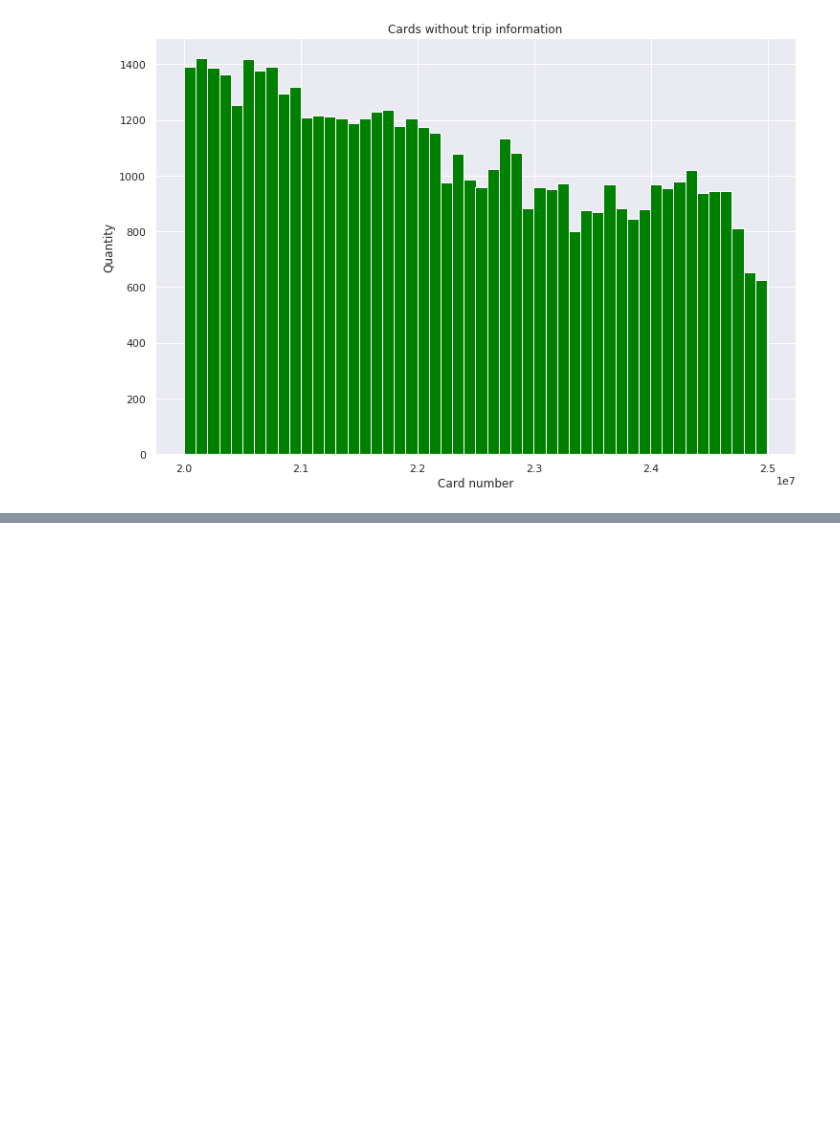
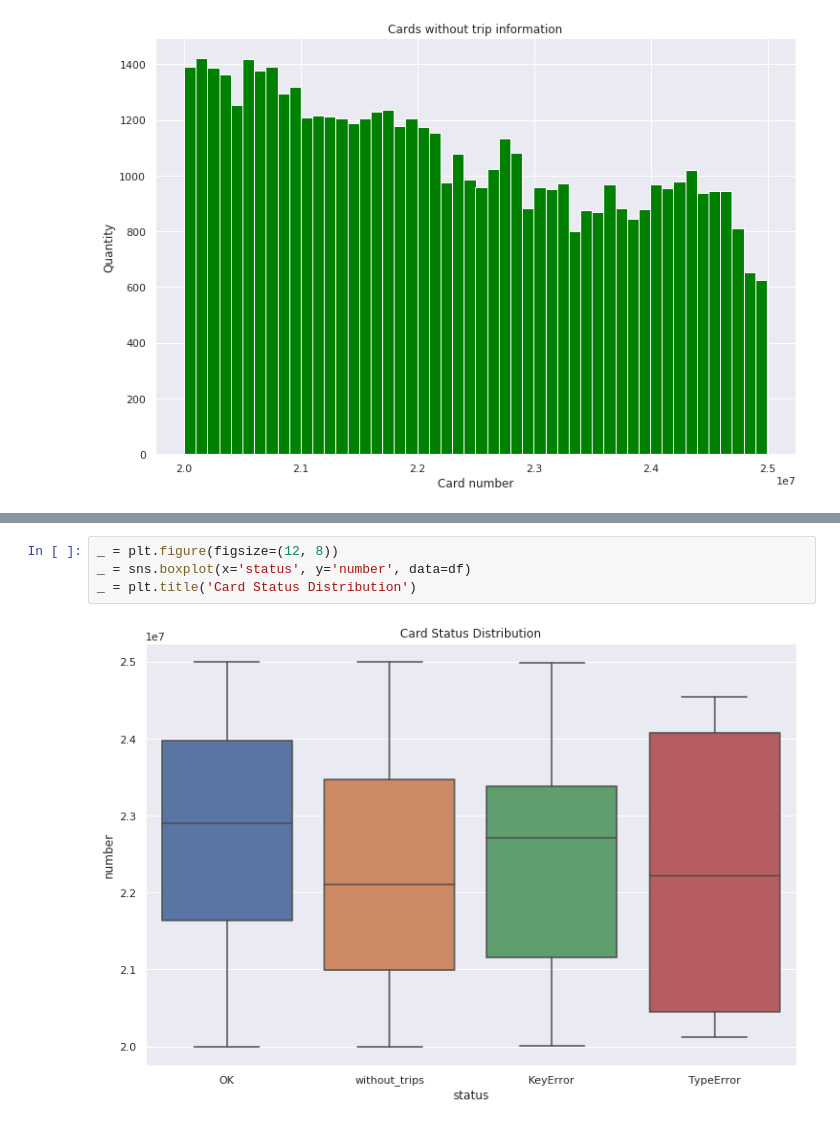
Before and after one commit to nvenegas-oliva/improve_transport, a Jupyter notebook: notebooks/20180918.ipynb, the cells around one changed output, grey strips where cells are left out. Cells and saved outputs as stored; diff of their text form; blank space fills up the shorter version.

```diff
--- a/notebooks/20180918.ipynb
+++ b/notebooks/20180918.ipynb
@@ -40,0 +81,6 @@ _ = plt.title('Cards without trip information')
+# %%
+_ = plt.figure(figsize=(12, 8))
+_ = sns.boxplot(x='status', y='number', data=df)
+_ = plt.title('Card Status Distribution')
+# %% [output]
+[figure, added]
```
Also changed, not shown: parts of 5 cells of this notebook.
